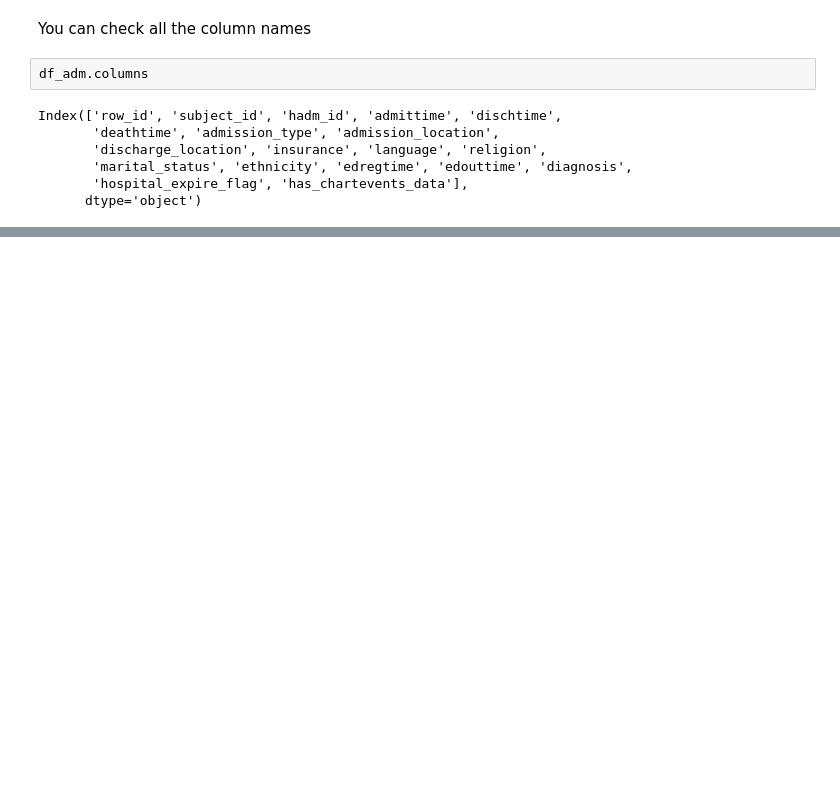
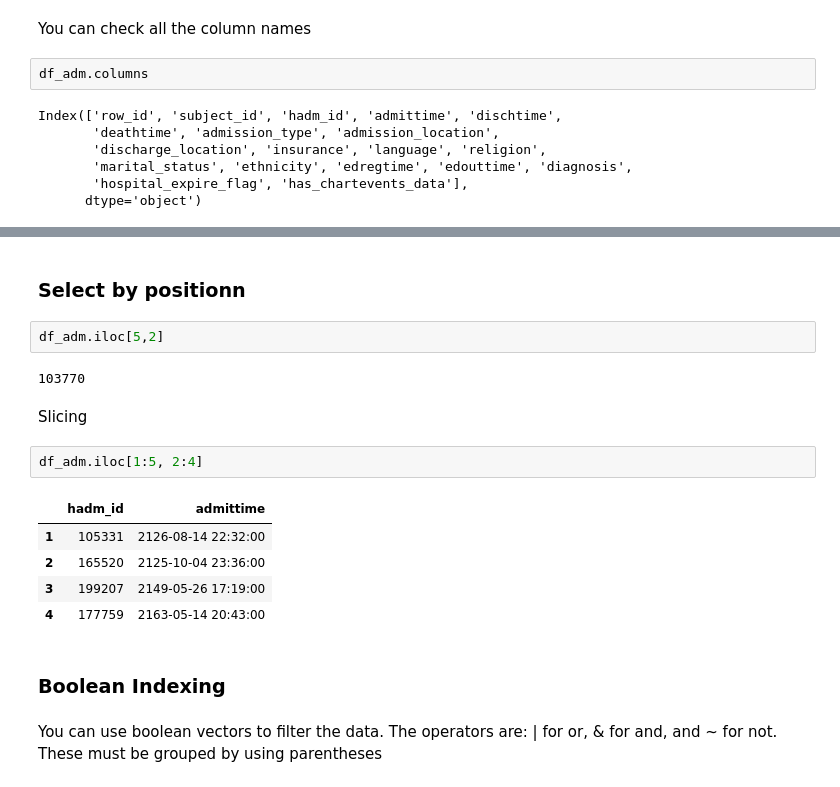
Before and after one commit to niuguy/digithealthcourse, a Jupyter notebook: [021]Exploratary_data_analysis(Part1).ipynb, the cells around one changed output, grey strips where cells are left out. Cells and saved outputs as stored; diff of their text form; blank space fills up the shorter version.

```diff
--- a/[021]Exploratary_data_analysis(Part1).ipynb
+++ b/[021]Exploratary_data_analysis(Part1).ipynb
@@ -373,0 +419,20 @@ Index(['row_id', 'subject_id', 'hadm_id', 'admittime', 'dischtime',
+# %% [markdown]
+### Select by positionn
+# %%
+df_adm.iloc[5,2]
+# %% [output]
+103770
+# %% [markdown]
+Slicing
+# %%
+df_adm.iloc[1:5, 2:4]
+# %% [output]
+|  | hadm_id | admittime |
+| 1 | 105331 | 2126-08-14 22:32:00 |
+| 2 | 165520 | 2125-10-04 23:36:00 |
+| 3 | 199207 | 2149-05-26 17:19:00 |
+| 4 | 177759 | 2163-05-14 20:43:00 |
+# %% [markdown]
+### Boolean Indexing
+# %% [markdown]
+You can use boolean vectors to filter the data. The operators are: | for or, & for and, and ~ for not. These must be grouped by using parentheses
```
Also changed, not shown: parts of 24 cells of this notebook, 2 other files.
